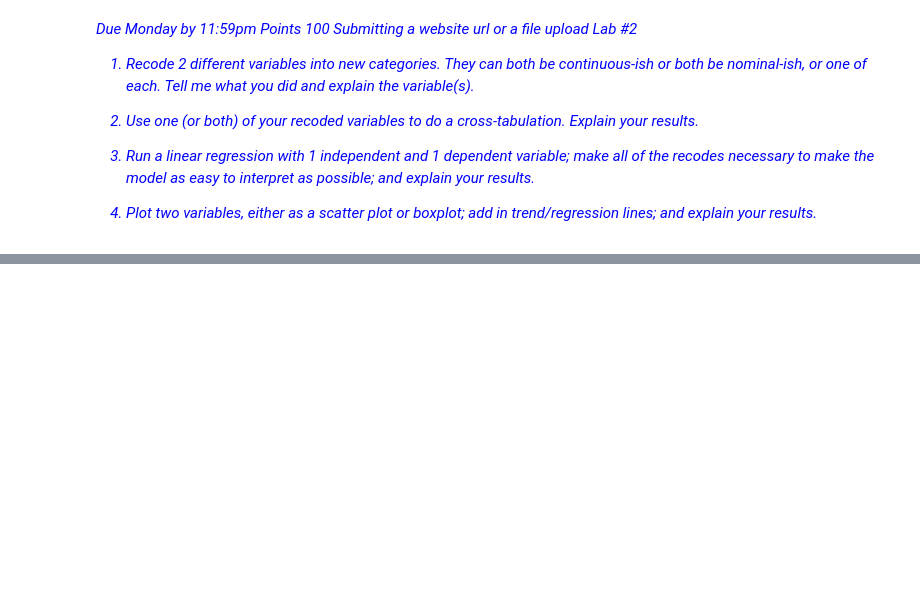
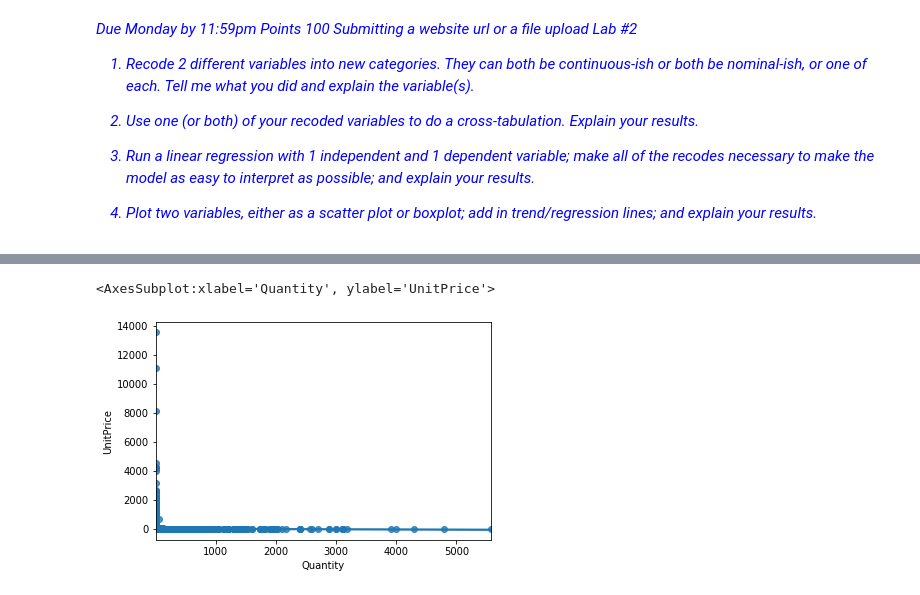
Before and after one commit to srhoads/learn, a Jupyter notebook: courses/data_analysis_python/lab2/lab2.ipynb, the cells around one changed output, grey strips where cells are left out. Saved outputs shown, nothing was run; the diff lists cells and outputs as text; code cells hidden in the pictures; blank space fills up the shorter version.

```diff
--- a/courses/data_analysis_python/lab2/lab2.ipynb
+++ b/courses/data_analysis_python/lab2/lab2.ipynb
@@ -213,0 +71,12 @@ Notes:
+# %%
+USE_POCKETS_DATA = False
+if USE_POCKETS_DATA:
+    url = "https://raw.githubusercontent.com/the-pudding/data/master/pockets/measurements.csv"
+    df = pd.read_csv(url) # https://github.com/the-pudding/data/blob/master/pockets/measurements.csv
+    df
+else:
+    try: # NOTE: trying to read the csv file with basic default args first, but if error, we're adding the encoding argument. Since this dataset has text data, the encoding has some quirks and some Python & Pandas versions don't support it with default UTF-8 encoding.
+        df = pd.read_csv('../lab1/data.csv') # dataset is from #https://www.kaggle.com/carrie1/ecommerce-data
+    except:
+        df = pd.read_csv('../lab1/data.csv', encoding="ISO-8859-1") #https://www.kaggle.com/carrie1/ecommerce-data
+df
@@ -213,0 +500,6 @@ Notes:
+# %%
+# df_price_sans_outliers = df_quantity_sans_outliers[(np.abs(stats.zscore(df_quantity_sans_outliers.UnitPrice)) < 45)]
+sns.regplot(x='Quantity', y='UnitPrice', data=df_quantity_sans_outliers)
+# %% [output]
+<AxesSubplot:xlabel='Quantity', ylabel='UnitPrice'>
+[figure, added]
```
Also changed, not shown: parts of 48 cells of this notebook, 3 other files.
